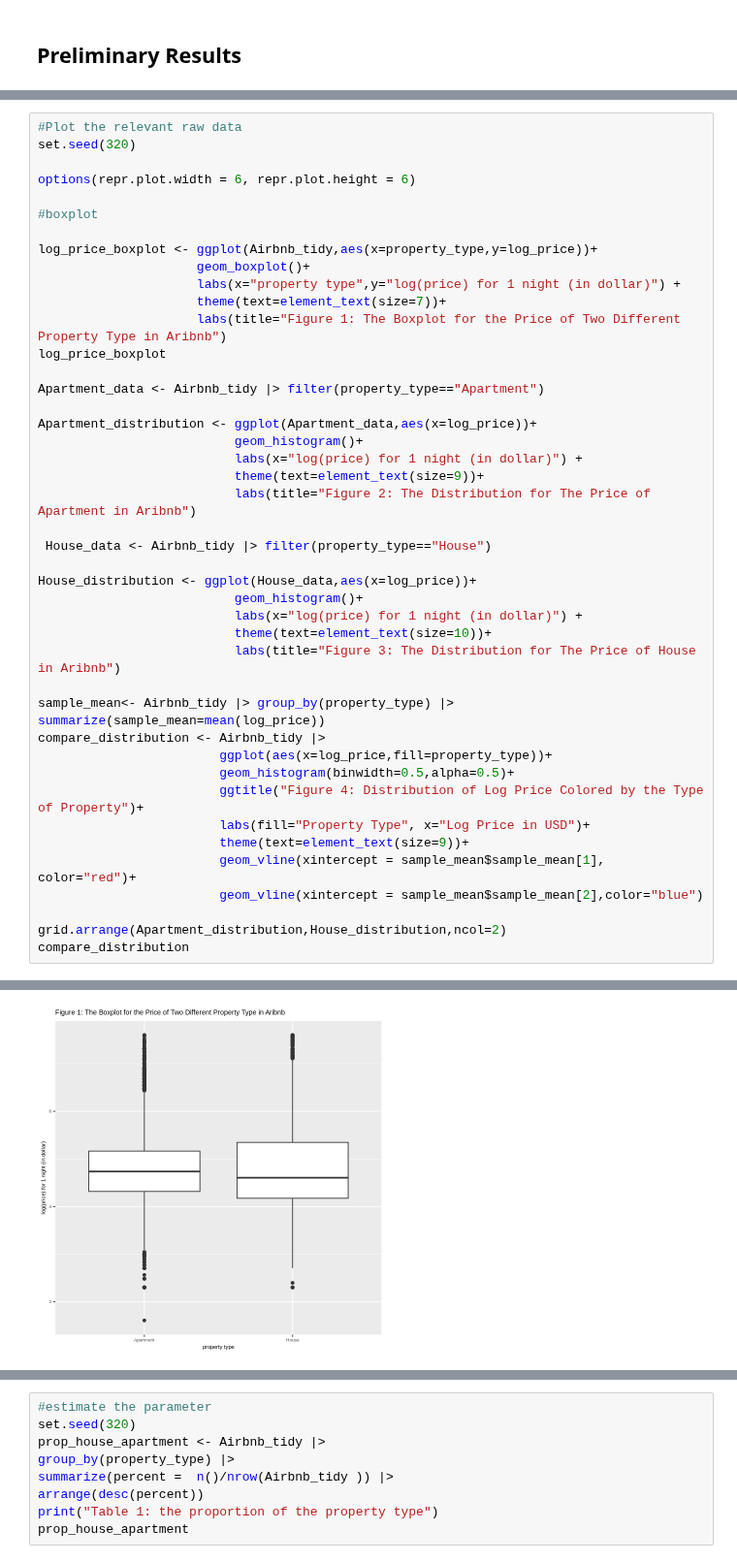
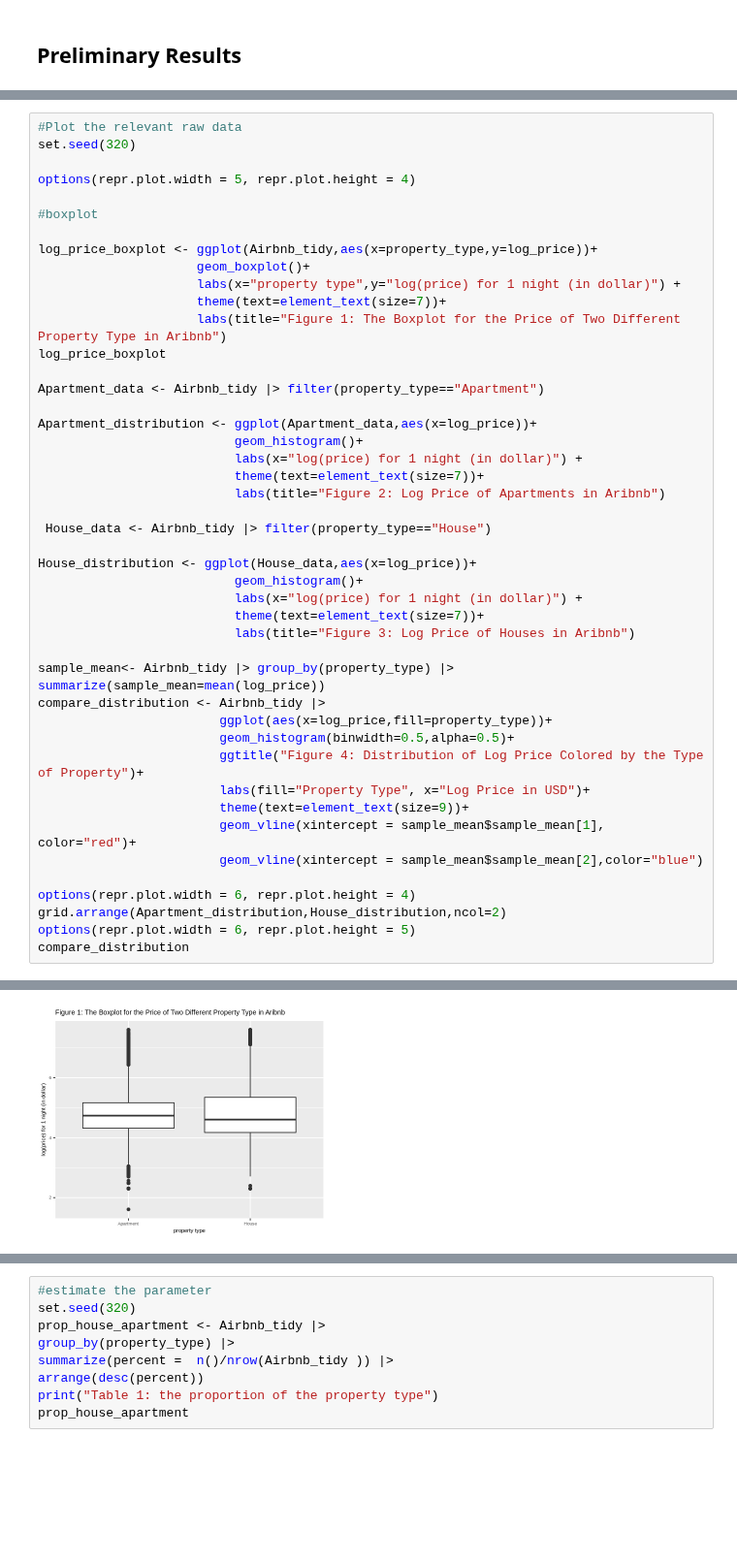
Before and after one commit to takumihoriba/stat201-project, a Jupyter notebook: proposal-2.ipynb, the cells around one changed output, grey strips where cells are left out. Shown at 97% size. Saved outputs shown, nothing was run; the diff lists cells and outputs as text; blank space fills up the shorter version.

```diff
--- a/proposal-2.ipynb
+++ b/proposal-2.ipynb
@@ -62,7 +77,7 @@ A data.frame: 6 × 2
 #Plot the relevant raw data
 set.seed(320)
 
-options(repr.plot.width = 6, repr.plot.height = 6)
+options(repr.plot.width = 5, repr.plot.height = 4)
 
 #boxplot
 
@@ -74,35 +89,37 @@ log_price_boxplot <- ggplot(Airbnb_tidy,aes(x=property_type,y=log_price))+
 log_price_boxplot
 
 Apartment_data <- Airbnb_tidy |> filter(property_type=="Apartment")
 
 Apartment_distribution <- ggplot(Apartment_data,aes(x=log_price))+
                           geom_histogram()+
                           labs(x="log(price) for 1 night (in dollar)") +
-                          theme(text=element_text(size=9))+
-                          labs(title="Figure 2: The Distribution for The Price of Apartment in Aribnb")
+                          theme(text=element_text(size=7))+
+                          labs(title="Figure 2: Log Price of Apartments in Aribnb")
 
  House_data <- Airbnb_tidy |> filter(property_type=="House")
 
 House_distribution <- ggplot(House_data,aes(x=log_price))+
                           geom_histogram()+
                           labs(x="log(price) for 1 night (in dollar)") +
-                          theme(text=element_text(size=10))+
-                          labs(title="Figure 3: The Distribution for The Price of House in Aribnb")
+                          theme(text=element_text(size=7))+
+                          labs(title="Figure 3: Log Price of Houses in Aribnb")
 
 sample_mean<- Airbnb_tidy |> group_by(property_type) |> summarize(sample_mean=mean(log_price))
 compare_distribution <- Airbnb_tidy |>
                         ggplot(aes(x=log_price,fill=property_type))+
                         geom_histogram(binwidth=0.5,alpha=0.5)+
                         ggtitle("Figure 4: Distribution of Log Price Colored by the Type of Property")+
                         labs(fill="Property Type", x="Log Price in USD")+
                         theme(text=element_text(size=9))+
                         geom_vline(xintercept = sample_mean$sample_mean[1], color="red")+
                         geom_vline(xintercept = sample_mean$sample_mean[2],color="blue")
 
+options(repr.plot.width = 6, repr.plot.height = 4)
 grid.arrange(Apartment_distribution,House_distribution,ncol=2)
+options(repr.plot.width = 6, repr.plot.height = 5)
 compare_distribution
 # %% [output]
 `stat_bin()` using `bins = 30`. Pick better value with `binwidth`.
 
 `stat_bin()` using `bins = 30`. Pick better value with `binwidth`.
-[figure, old version]
+[figure, new version]
```
Also changed, not shown: parts of 8 cells of this notebook.
